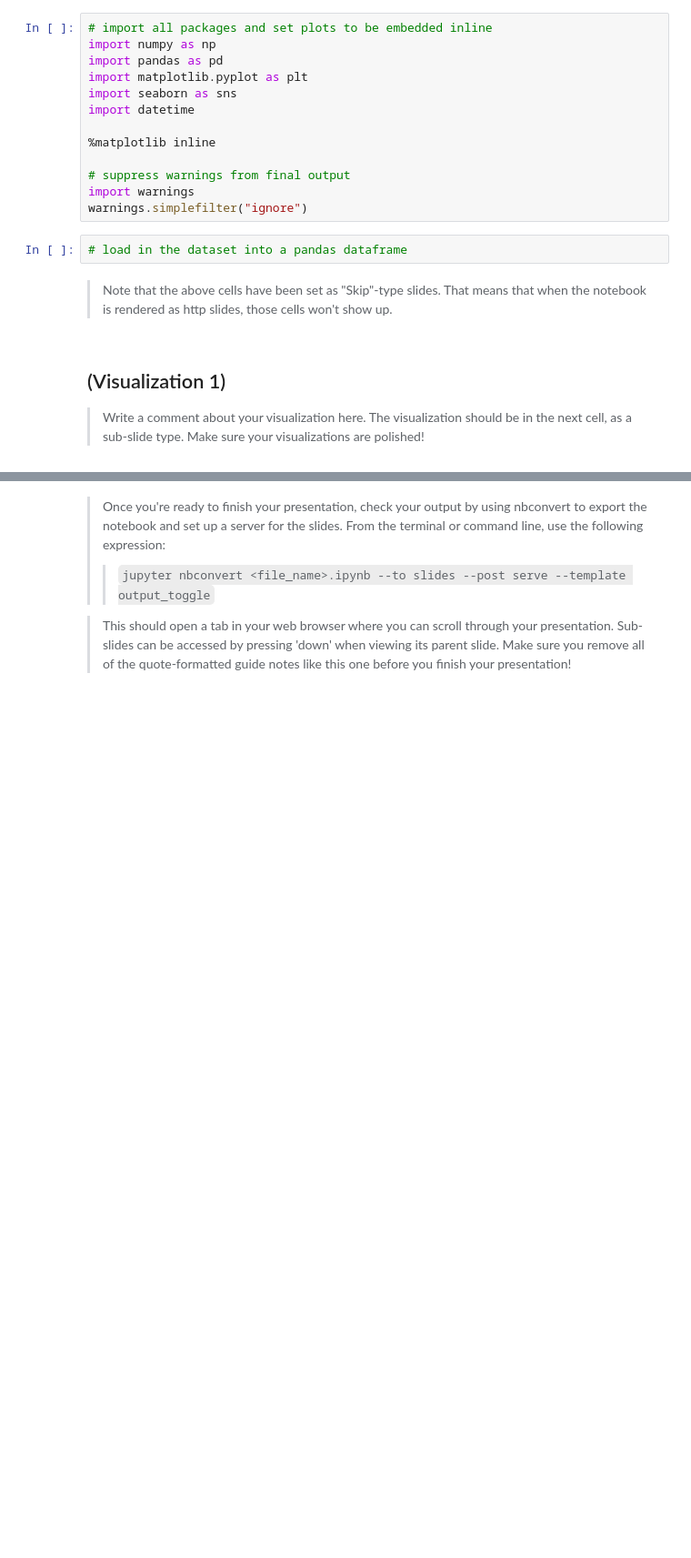
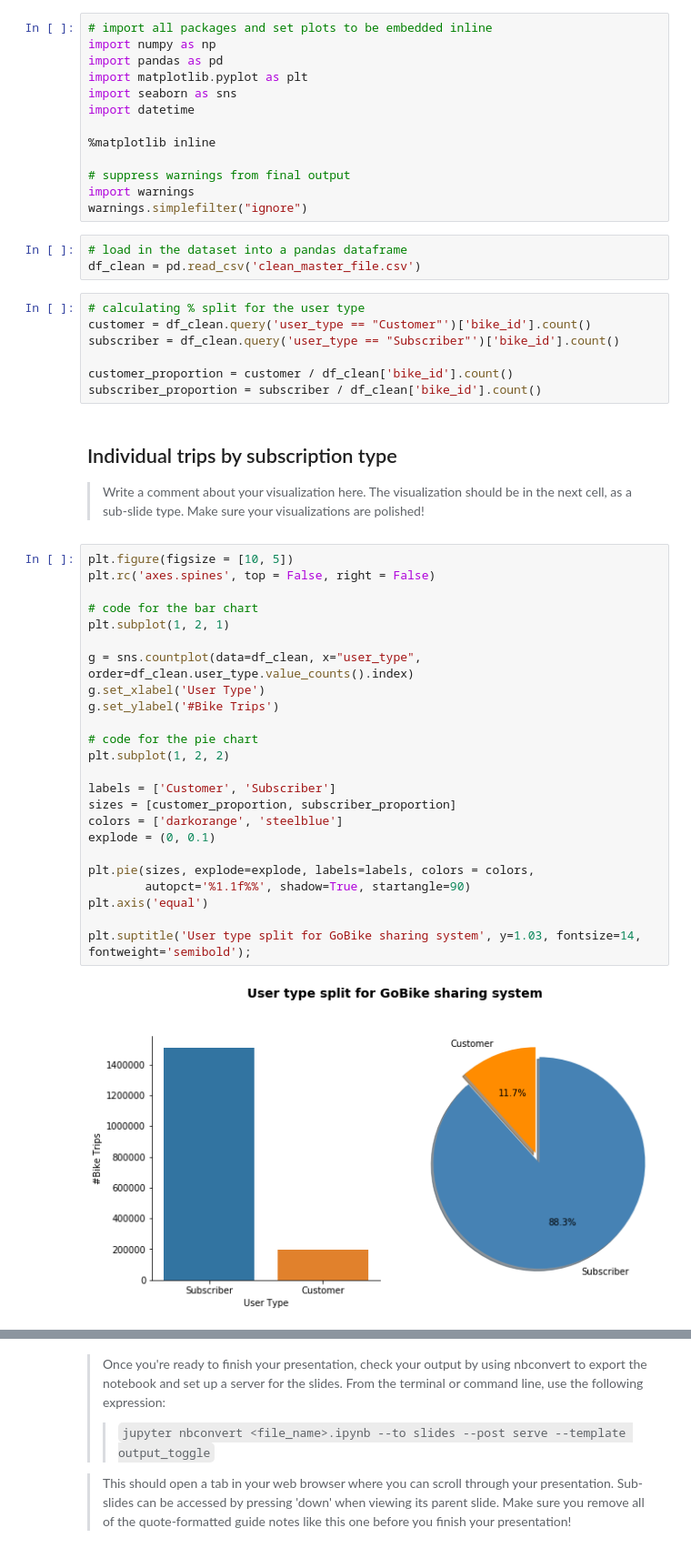
Before and after one commit to alexmathew95/DAND-Project_4, a Jupyter notebook: slide_deck.ipynb, the cells around one changed output, grey strips where cells are left out. Shown: that part at 91% size. Drawn from its saved outputs; the diff is of its cells as text; blank space fills up the shorter version.

Commit message:
Slides charts

```diff
--- a/slide_deck.ipynb
+++ b/slide_deck.ipynb
@@ -26,12 +26,43 @@ import warnings
 warnings.simplefilter("ignore")
 # %%
 # load in the dataset into a pandas dataframe
+df_clean = pd.read_csv('clean_master_file.csv')
-# %% [markdown]
-> Note that the above cells have been set as "Skip"-type slides. That means
-that when the notebook is rendered as http slides, those cells won't show up.
+# %%
+# calculating % split for the user type
+customer = df_clean.query('user_type == "Customer"')['bike_id'].count()
+subscriber = df_clean.query('user_type == "Subscriber"')['bike_id'].count()
+
+customer_proportion = customer / df_clean['bike_id'].count()
+subscriber_proportion = subscriber / df_clean['bike_id'].count()
 # %% [markdown]
-## (Visualization 1)
+## Individual trips by subscription type
 
 > Write a comment about your visualization here. The visualization should be in
 the next cell, as a sub-slide type. Make sure your visualizations are polished!
+# %%
+plt.figure(figsize = [10, 5])
+plt.rc('axes.spines', top = False, right = False)
+
+# code for the bar chart
+plt.subplot(1, 2, 1)
+
+g = sns.countplot(data=df_clean, x="user_type", order=df_clean.user_type.value_counts().index)
+g.set_xlabel('User Type')
+g.set_ylabel('#Bike Trips')
+
+# code for the pie chart
+plt.subplot(1, 2, 2)
+
+labels = ['Customer', 'Subscriber']
+sizes = [customer_proportion, subscriber_proportion]
+colors = ['darkorange', 'steelblue']
+explode = (0, 0.1)
+
+plt.pie(sizes, explode=explode, labels=labels, colors = colors,
+        autopct='%1.1f%%', shadow=True, startangle=90)
+plt.axis('equal')
+
+plt.suptitle('User type split for GoBike sharing system', y=1.03, fontsize=14, fontweight='semibold');
+# %% [output]
+[figure, added]
 # %% [markdown]
```
Also changed, not shown: parts of 5 cells of this notebook.
